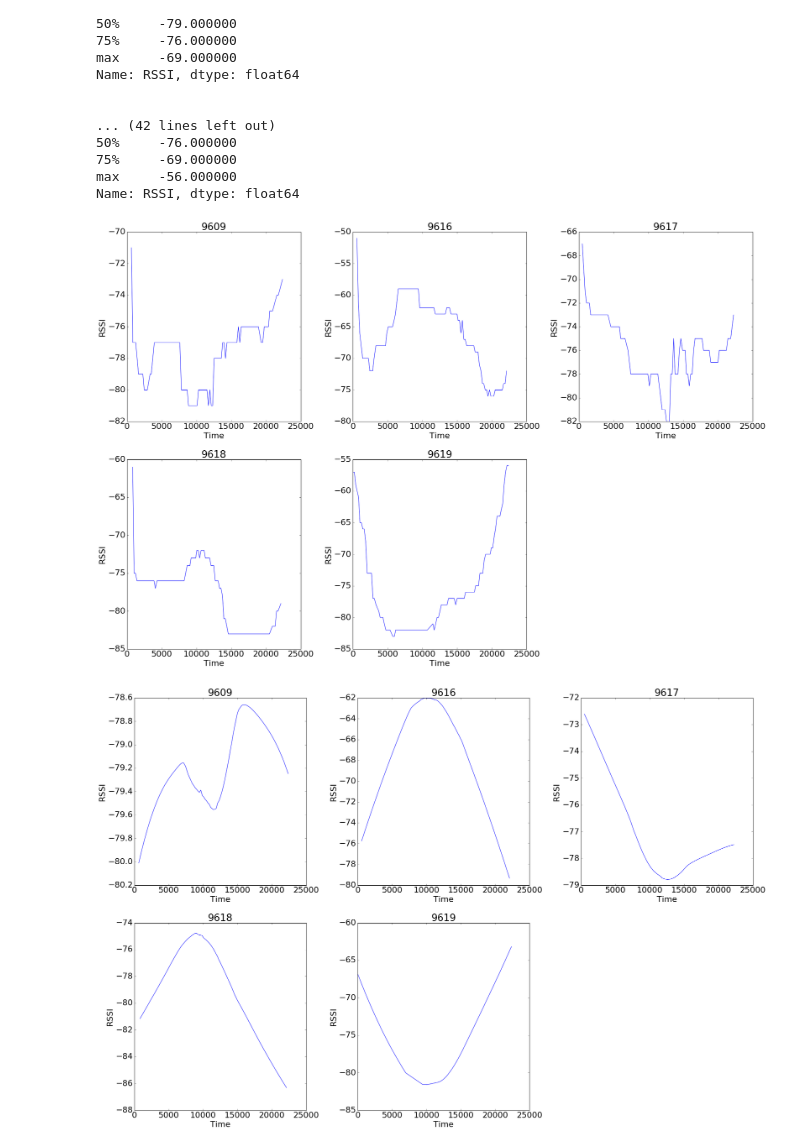
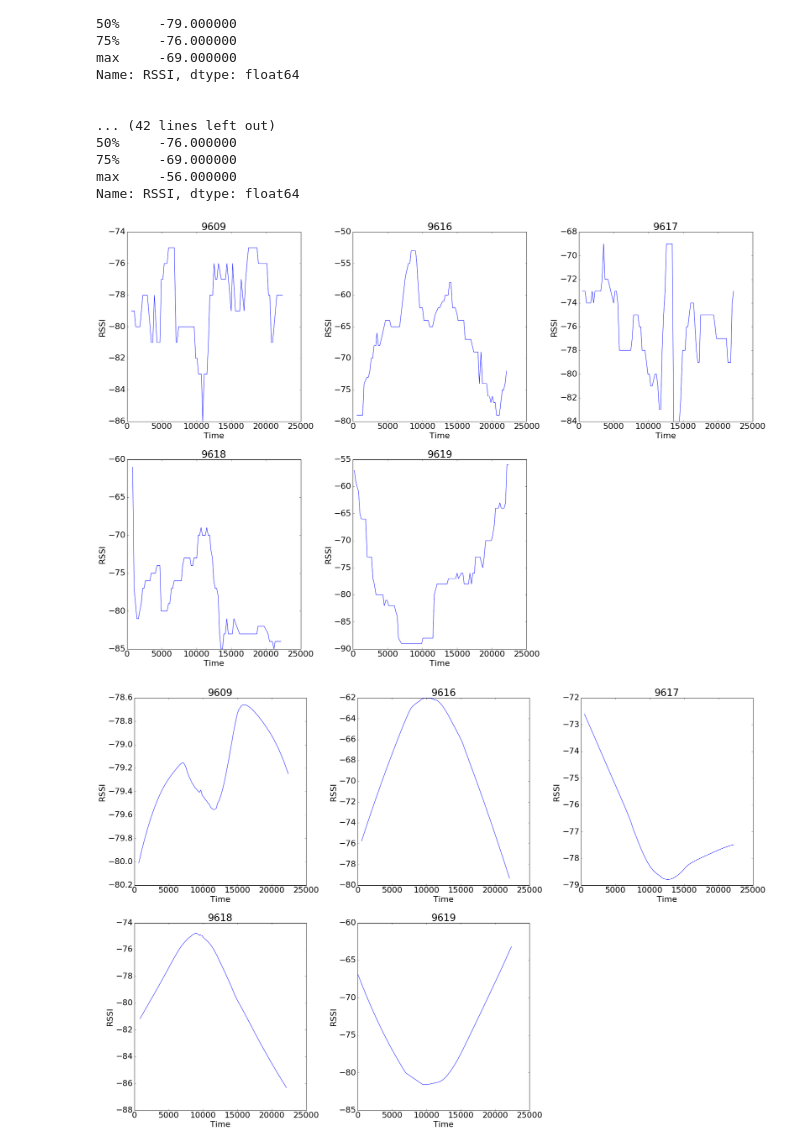
Before and after one commit to Informhunter/IPS, a Jupyter notebook: JupiterNB/data_from_db_analysis/data_visualisation.ipynb, the cells around one changed output. Drawn from its saved outputs; the diff is of its cells as text; code cells hidden in the pictures.

```diff
--- a/JupiterNB/data_from_db_analysis/data_visualisation.ipynb
+++ b/JupiterNB/data_from_db_analysis/data_visualisation.ipynb
@@ -113,9 +113,9 @@ Name: RSSI, dtype: float64
 max     -56.000000
 Name: RSSI, dtype: float64
 # %%
-plot_rssi_data(straight_line, filter_func=create_rssi_median_filter(kernel=21))
+plot_rssi_data(straight_line, filter_func=create_rssi_median_filter(kernel=9))
 # %% [output]
-[figure, old version]
+[figure, new version]
 # %%
 plot_rssi_data(straight_line, filter_func=rssi_lowess_filter)
 # %% [output]
```
Also changed, not shown: parts of 8 cells of this notebook, 5 other files.
